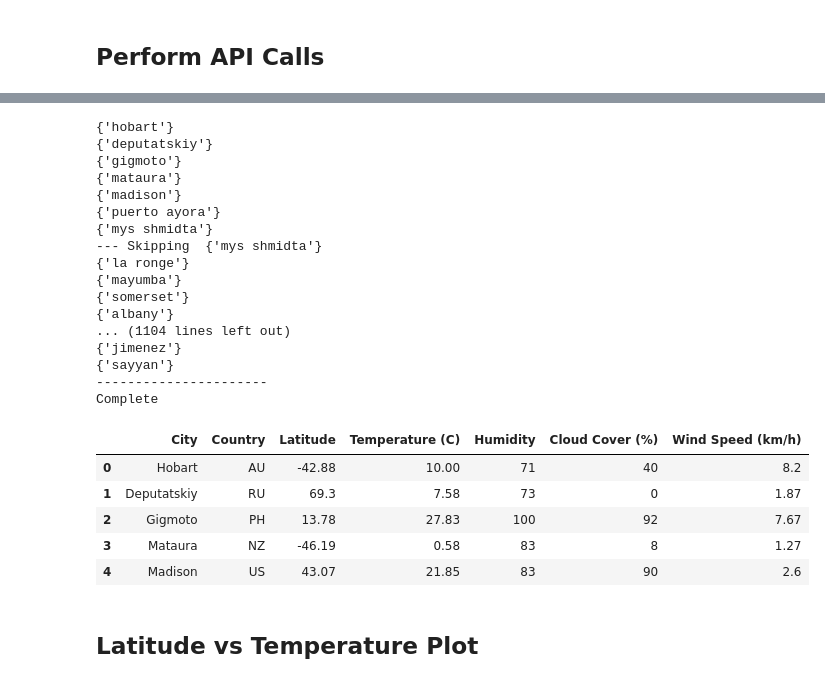
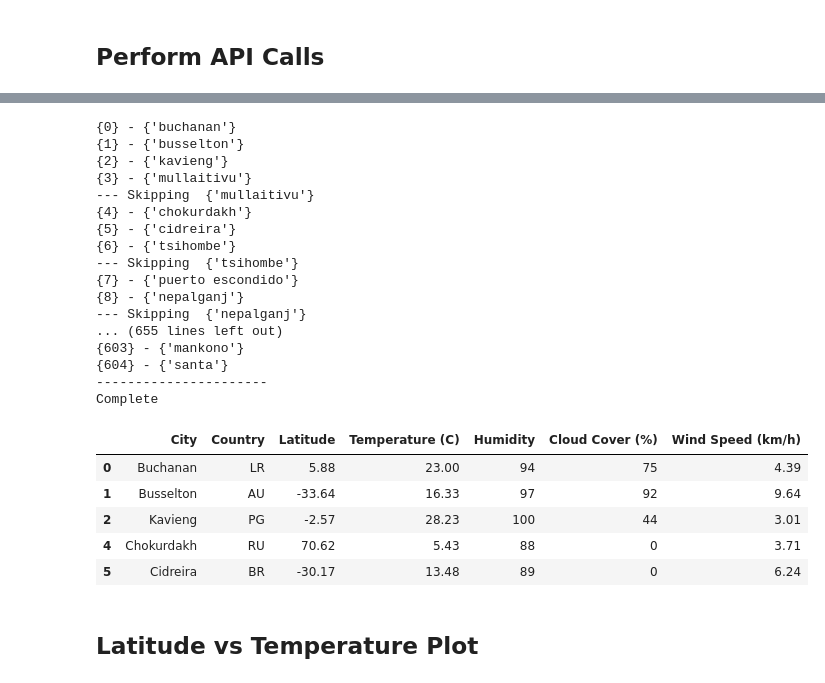
Before and after one commit to jwhlaforest/PythonAPIs_Challenge, a Jupyter notebook: starter_code/WeatherPy.ipynb, the cells around one changed output, grey strips where cells are left out. Saved outputs shown, nothing was run; the diff lists cells and outputs as text; code cells hidden in the pictures.

```diff
--- a/starter_code/WeatherPy.ipynb
+++ b/starter_code/WeatherPy.ipynb
@@ -27,8 +27,8 @@ lat_lngs = []
 cities = []
 
 # Create a set of random lat and lng combinations
-lats = np.random.uniform(low=-90.000, high=90.000, size=3000)
-lngs = np.random.uniform(low=-180.000, high=180.000, size=3000)
+lats = np.random.uniform(low=-90.000, high=90.000, size=1500)
+lngs = np.random.uniform(low=-180.000, high=180.000, size=1500)
 lat_lngs = zip(lats, lngs)
 
 # Identify nearest city for each lat, lng combination
@@ -103,7 +103,7 @@ weather_data.head()
 # Loop API requests for each city in DataFrame to get all the relevant data
 for index, city in weather_data.iterrows():
     response = requests.get(query_url + city[0]).json()
-    print({city[0]})
+    print({index},'-',{city[0]})
     try:
         weather_data.loc[index, 'Name'] = response['name']
         weather_data.loc[index, 'Country'] = response['sys']['country']
@@ -131,45 +131,47 @@ print('Complete')
 # print(f"The cloud cover is: {cloud}")
 # print(f"The wind speed is: {wnd_spd}")
 # %% [output]
-{'hobart'}
-{'deputatskiy'}
-{'gigmoto'}
-{'mataura'}
-{'madison'}
-{'puerto ayora'}
-{'mys shmidta'}
---- Skipping  {'mys shmidta'}
-{'la ronge'}
-{'mayumba'}
-{'somerset'}
-{'albany'}
-... (1104 lines left out)
-{'jimenez'}
-{'sayyan'}
+{0} - {'buchanan'}
+{1} - {'busselton'}
+{2} - {'kavieng'}
+{3} - {'mullaitivu'}
+--- Skipping  {'mullaitivu'}
+{4} - {'chokurdakh'}
+{5} - {'cidreira'}
+{6} - {'tsihombe'}
+--- Skipping  {'tsihombe'}
+{7} - {'puerto escondido'}
+{8} - {'nepalganj'}
+--- Skipping  {'nepalganj'}
+... (655 lines left out)
+{603} - {'mankono'}
+{604} - {'santa'}
 ----------------------
 Complete
 # %%
 # Update the weather_data DataFrame with the data
 weather_data = pd.DataFrame({'City': weather_data['Name'],
                              'Country': weather_data['Country'],
                              'Latitude': weather_data['Latitude'],
                              'Temperature (C)': weather_data['Temperature (C)'],
                              'Humidity': weather_data['Humidity'],
                              'Cloud Cover (%)': weather_data['Cloud Cover (%)'],
                              'Wind Speed (km/h)': weather_data['Wind Speed (km/h)']})
 
 # Data clean up
 weather_data['Temperature (C)'].replace('', np.nan, inplace=True)
 weather_data.dropna(subset=['Temperature (C)'], how='any', inplace=True)
 
+weather_data.to_csv('Analysis/Weather_Data.csv', index=False)
+
 weather_data.head()
 # %% [output]
 |  | City | Country | Latitude | Temperature (C) | Humidity | Cloud Cover (%) | Wind Speed (km/h) |
-| 0 | Hobart | AU | -42.88 | 10.00 | 71 | 40 | 8.2 |
-| 1 | Deputatskiy | RU | 69.3 | 7.58 | 73 | 0 | 1.87 |
-| 2 | Gigmoto | PH | 13.78 | 27.83 | 100 | 92 | 7.67 |
-| 3 | Mataura | NZ | -46.19 | 0.58 | 83 | 8 | 1.27 |
-| 4 | Madison | US | 43.07 | 21.85 | 83 | 90 | 2.6 |
+| 0 | Buchanan | LR | 5.88 | 23.00 | 94 | 75 | 4.39 |
+| 1 | Busselton | AU | -33.64 | 16.33 | 97 | 92 | 9.64 |
+| 2 | Kavieng | PG | -2.57 | 28.23 | 100 | 44 | 3.01 |
+| 4 | Chokurdakh | RU | 70.62 | 5.43 | 88 | 0 | 3.71 |
+| 5 | Cidreira | BR | -30.17 | 13.48 | 89 | 0 | 6.24 |
 # %% [markdown]
 ## Latitude vs Temperature Plot
 # %%
```
Also changed, not shown: parts of 9 cells of this notebook, 7 other files.
